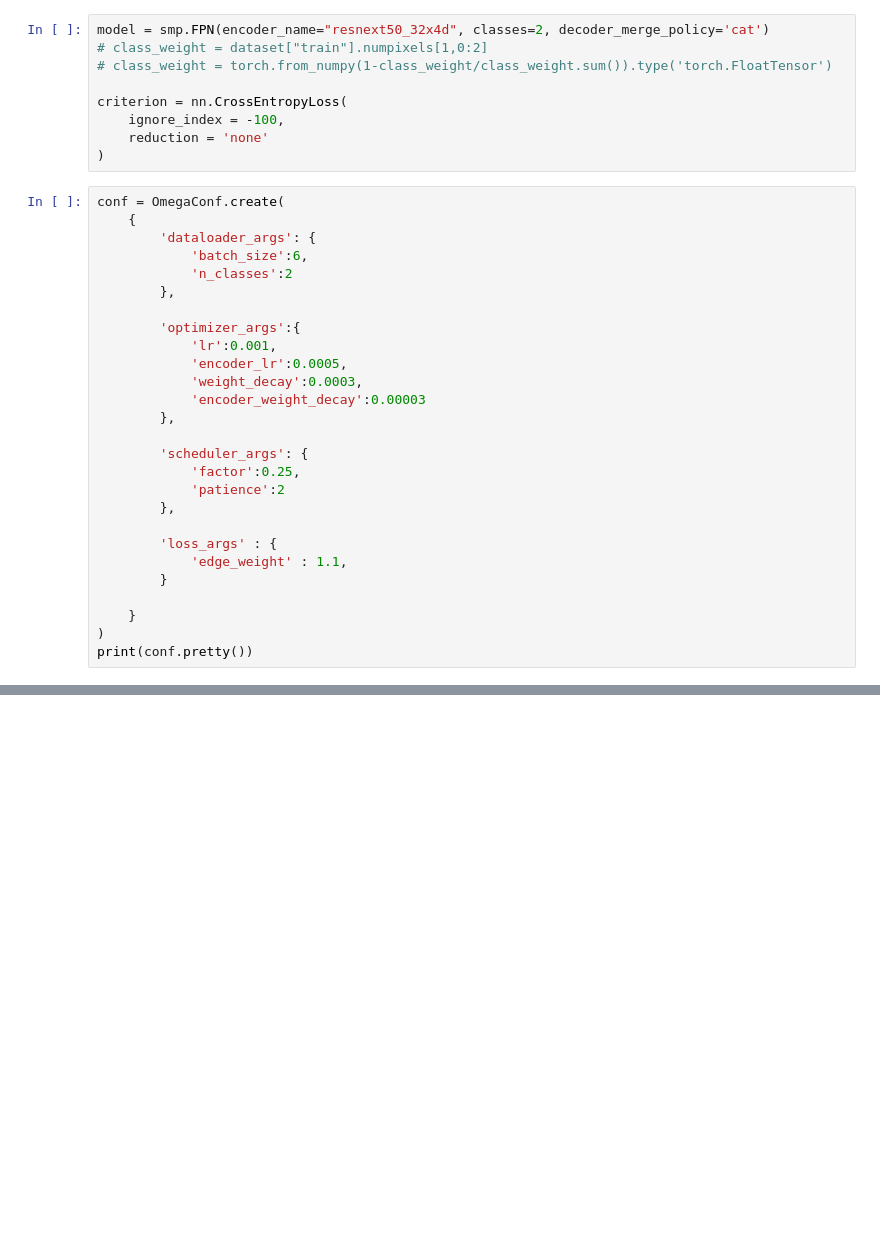
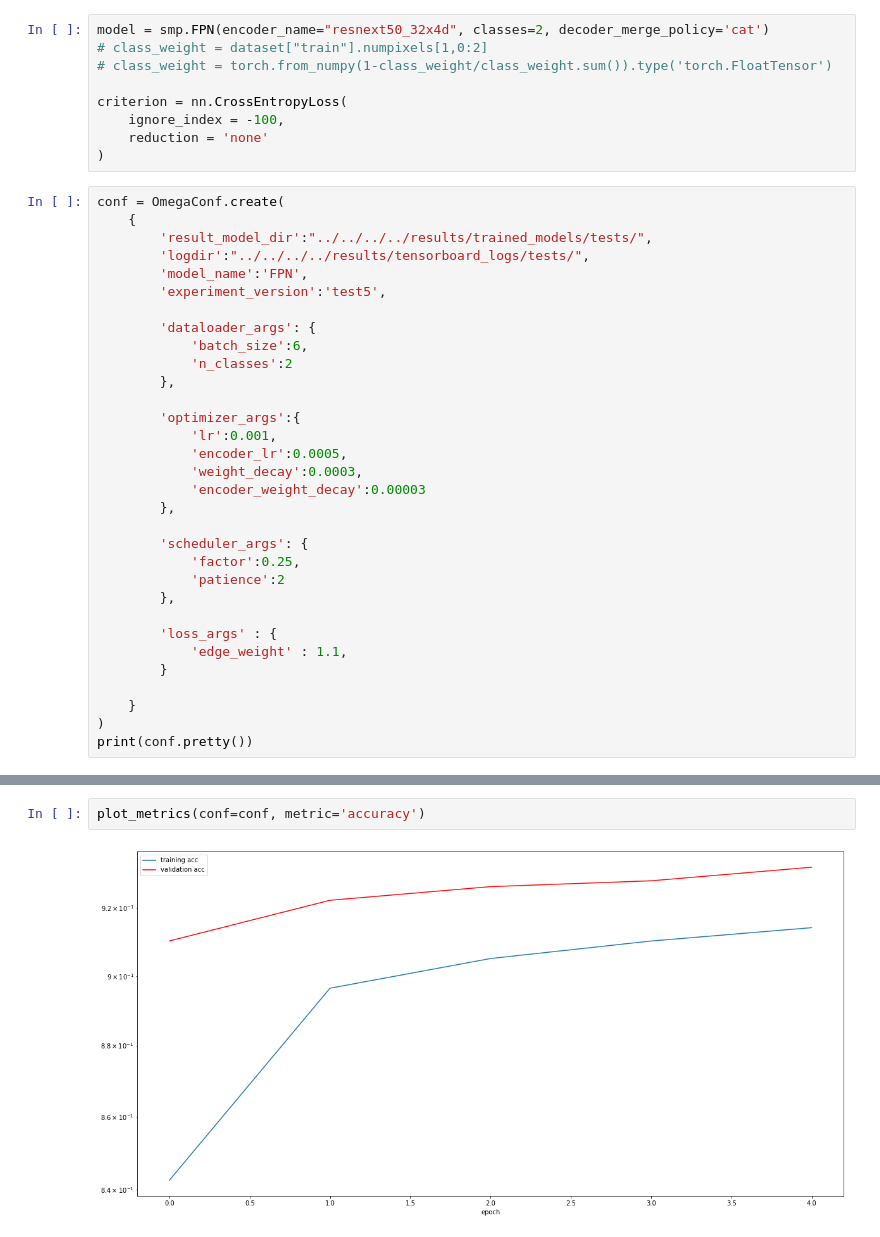
Before and after one commit to okunator/Dippa, a Jupyter notebook: src/python/pipeline/notebooks/Train_lightning.ipynb, the cells around one changed output, grey strips where cells are left out. Drawn from its saved outputs; the diff is of its cells as text; blank space fills up the shorter version.

Commit message:
training metrics plotting

```diff
--- a/src/python/pipeline/notebooks/Train_lightning.ipynb
+++ b/src/python/pipeline/notebooks/Train_lightning.ipynb
@@ -23,6 +43,11 @@ criterion = nn.CrossEntropyLoss(
 # %%
 conf = OmegaConf.create(
     {
+        'result_model_dir':"../../../../results/trained_models/tests/",
+        'logdir':"../../../../results/tensorboard_logs/tests/",
+        'model_name':'FPN',
+        'experiment_version':'test5',
+
         'dataloader_args': {
             'batch_size':6,
             'n_classes':2
@@ -102,0 +150,4 @@ TPU available: False, using: 0 TPU cores
+# %%
+plot_metrics(conf=conf, metric='accuracy')
+# %% [output]
+[figure, added]
```
Also changed, not shown: parts of 8 cells of this notebook, 2 other files.
